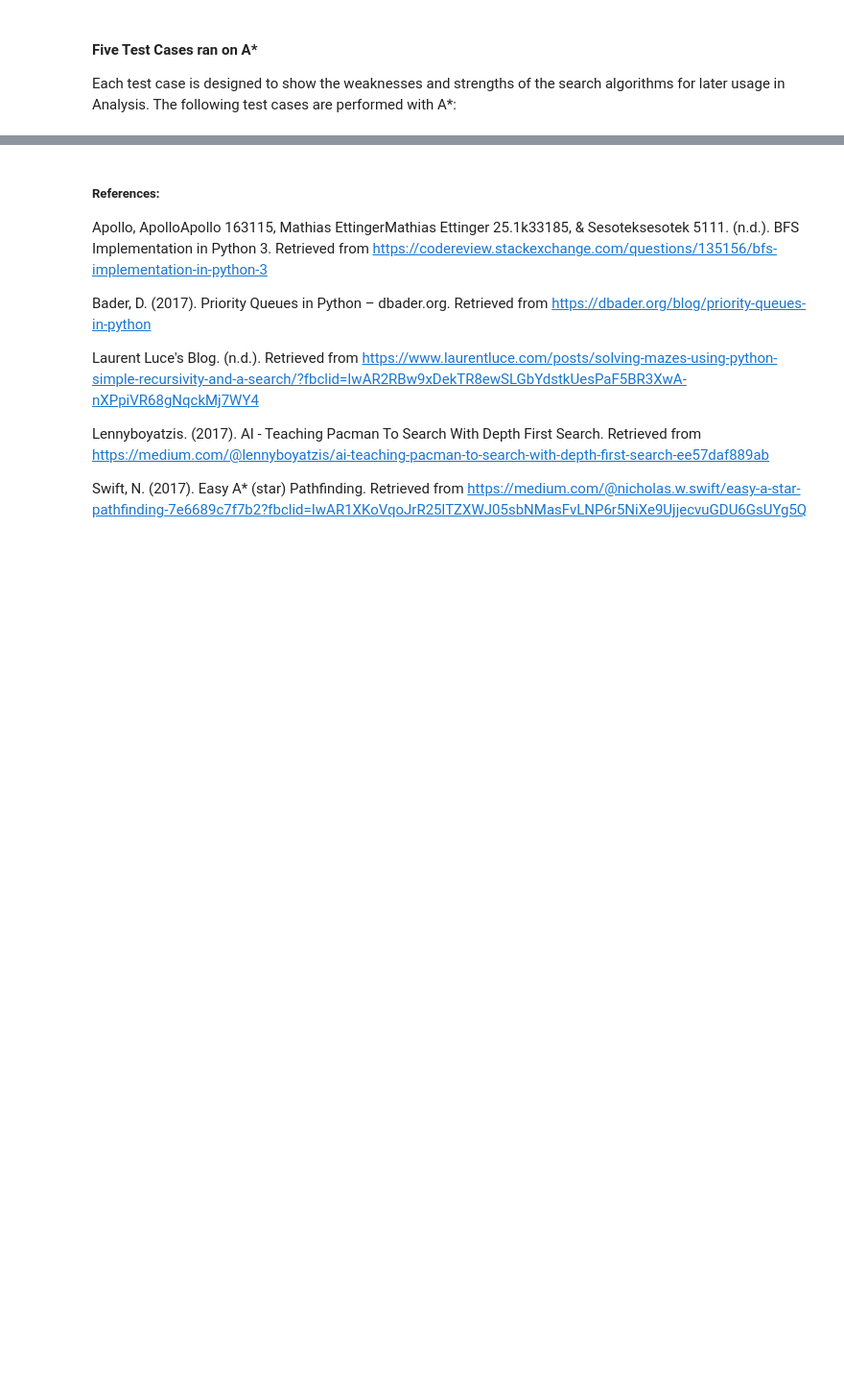
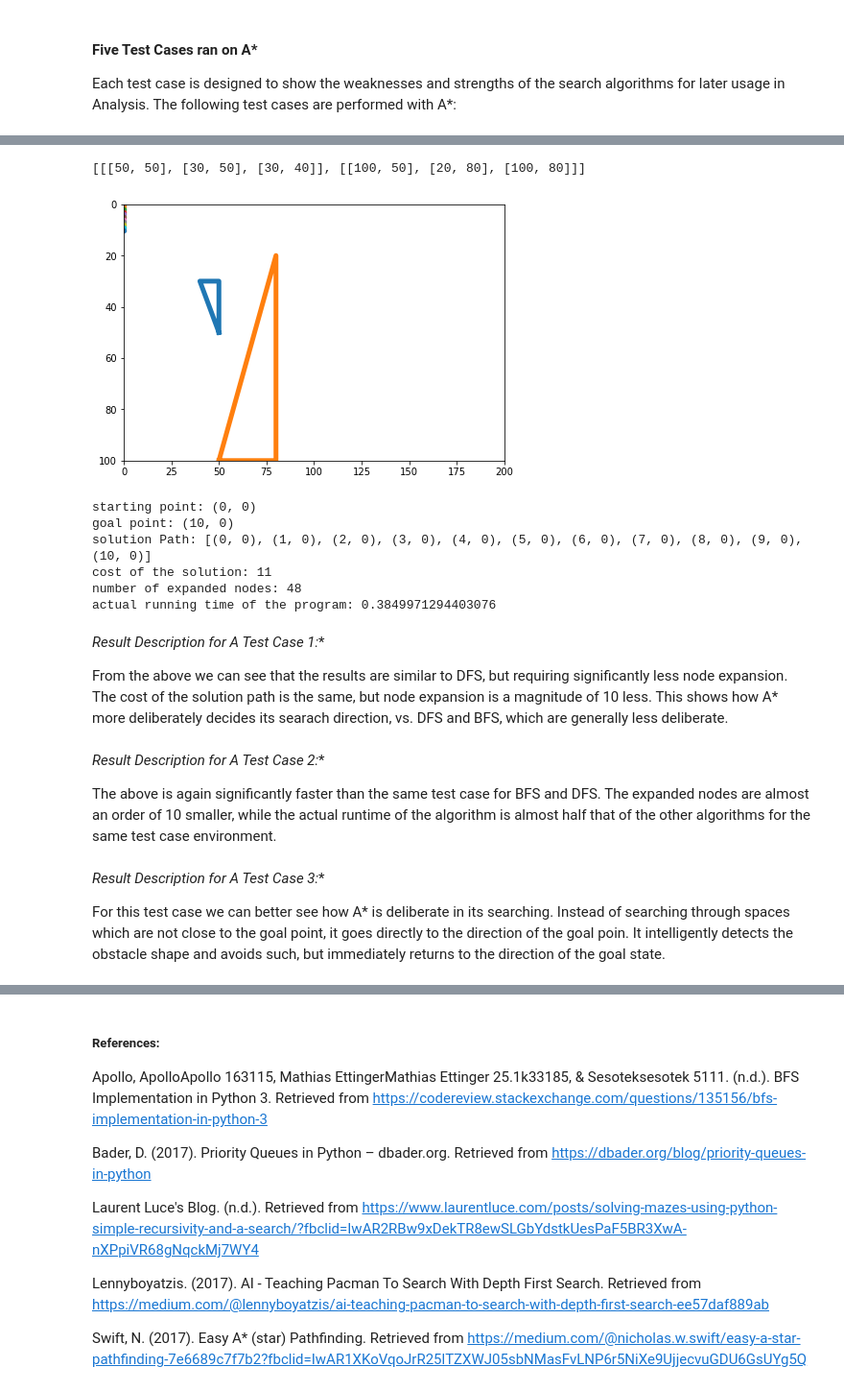
Before and after one commit to lbleal1/CS-180-Artificial-Intelligence, a Jupyter notebook: Machine Problems/MP1: Path Planning/MP1 - Path Planning .ipynb, the cells around one changed output, grey strips where cells are left out. Shown at 96% size. Cells and saved outputs as stored; diff of their text form; code cells hidden in the pictures; blank space fills up the shorter version.

```diff
--- a/Machine Problems/MP1: Path Planning/MP1 - Path Planning .ipynb
+++ b/Machine Problems/MP1: Path Planning/MP1 - Path Planning .ipynb
@@ -694,0 +839,18 @@ We proceed now to the Analysis part such that we make use of the generated infor
+# %%
+#Test Case No. 1:
+from astar import Node, astar
+
+run_test_case(1)
+# %% [output]
+[[[50, 50], [30, 50], [30, 40]], [[100, 50], [20, 80], [100, 80]]]
+[figure, added]
+starting point: (0, 0)
+goal point: (10, 0)
+solution Path: [(0, 0), (1, 0), (2, 0), (3, 0), (4, 0), (5, 0), (6, 0), (7, 0), (8, 0), (9, 0), (10, 0)]
+cost of the solution: 11
+number of expanded nodes: 48
+actual running time of the program: 0.3849971294403076
+# %% [markdown]
+**Result Description for A* Test Case 1:**
+
+From the above we can see that the results are similar to DFS, but requiring significantly less node expansion. The cost of the solution path is the same, but node expansion is a magnitude of 10 less. This shows how A* more deliberately decides its searach direction, vs. DFS and BFS, which are generally less deliberate.
@@ -694,0 +862,4 @@ We proceed now to the Analysis part such that we make use of the generated infor
+# %% [markdown]
+**Result Description for A* Test Case 2:**
+
+The above is again significantly faster than the same test case for BFS and DFS.  The expanded nodes are almost an order of 10 smaller, while the actual runtime of the algorithm is almost half that of the other algorithms for the same test case environment.
@@ -694,0 +871,4 @@ We proceed now to the Analysis part such that we make use of the generated infor
+# %% [markdown]
+**Result Description for A* Test Case 3:**
+
+For this test case we can better see how A* is deliberate in its searching. Instead of searching through spaces which are not close to the goal point, it goes directly to the direction of the goal poin. It intelligently detects the obstacle shape and avoids such, but immediately returns to the direction of the goal state.
```
Also changed, not shown: parts of 31 cells of this notebook, 21 other files.
